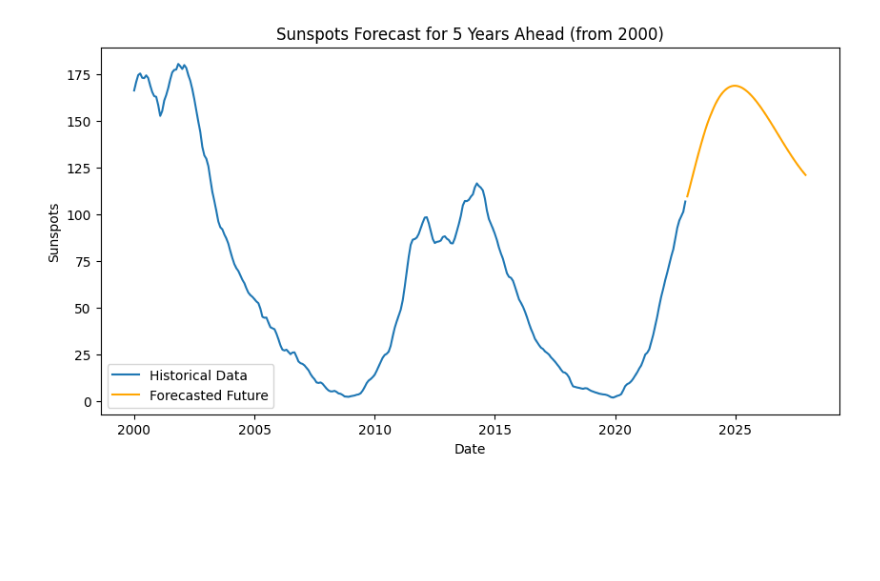
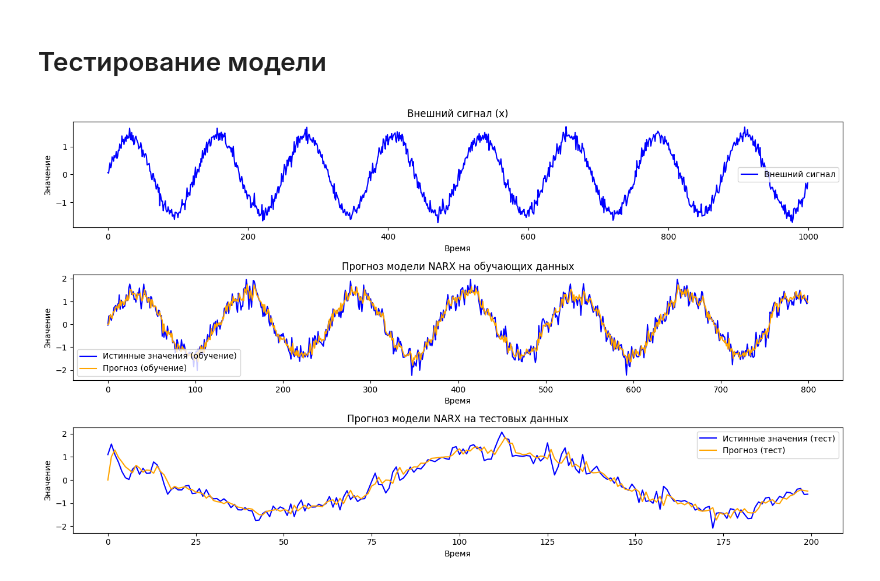
Before and after one commit to s7arekh/SAP_test, a Jupyter notebook: prediction.ipynb, the cells around one changed output. Cells and saved outputs as stored; diff of their text form; code cells hidden in the pictures; blank space fills up the shorter version.

```diff
--- a/prediction.ipynb
+++ b/prediction.ipynb
@@ -189,15 +108,48 @@ plt.show()
-# %%
-# Фильтрация данных с 2000 года
-filtered_data = data[data['Date'] >= 2000]
-
-# Визуализация прогноза начиная с 2000 года
-plt.figure(figsize=(10,5))
-plt.plot(filtered_data['Date'], scaler.inverse_transform(filtered_data['Sunspots'].values.reshape(-1, 1)), label='Historical Data')
-plt.plot(future_dates, future_predictions, label='Forecasted Future', color='orange')
-plt.xlabel('Date')
-plt.ylabel('Sunspots')
-plt.legend()
-plt.title('Sunspots Forecast for 5 Years Ahead (from 2000)')
-plt.show()
-# %% [output]
-[figure, removed]
+# %% [markdown]
+# Тестирование модели
+# %%
+y_test_pred = torch.zeros_like(y_test, device=device)
+for t in range(1, n - train_size):
+    y_prev = y_test[t-1].to(device)
+    x_t = x_test[t].to(device)
+    y_test_pred[t] = model(x_t, y_prev)
+
+# Перенос данных обратно на CPU для визуализации
+y_test_pred = y_test_pred.cpu()
+y_train = y_train.cpu()
+y_test = y_test.cpu()
+y_pred_train = y_pred_train.cpu()
+x = x.cpu()
+# %%
+plt.figure(figsize=(14, 8))
+
+# График внешнего сигнала x
+plt.subplot(3, 1, 1)
+plt.plot(x.detach().numpy(), label='Внешний сигнал', color='blue')
+plt.xlabel('Время')
+plt.ylabel('Значение')
+plt.title('Внешний сигнал (x)')
+plt.legend()
+
+# График обучающей выборки
+plt.subplot(3, 1, 2)
+plt.plot(y_train.detach().numpy(), label='Истинные значения (обучение)', color='blue')
+plt.plot(range(train_size), y_pred_train.detach().numpy(), label='Прогноз (обучение)', color='orange')
+plt.xlabel('Время')
+plt.ylabel('Значение')
+plt.title('Прогноз модели NARX на обучающих данных')
+plt.legend()
+
+# График тестовой выборки
+plt.subplot(3, 1, 3)
+plt.plot(y_test.detach().numpy(), label='Истинные значения (тест)', color='blue')
+plt.plot(range(n - train_size), y_test_pred.detach().numpy(), label='Прогноз (тест)', color='orange')
+plt.xlabel('Время')
+plt.ylabel('Значение')
+plt.title('Прогноз модели NARX на тестовых данных')
+plt.legend()
+
+plt.tight_layout()
+plt.show()
+# %% [output]
+[figure, added]
```
Also changed, not shown: parts of 16 cells of this notebook.
